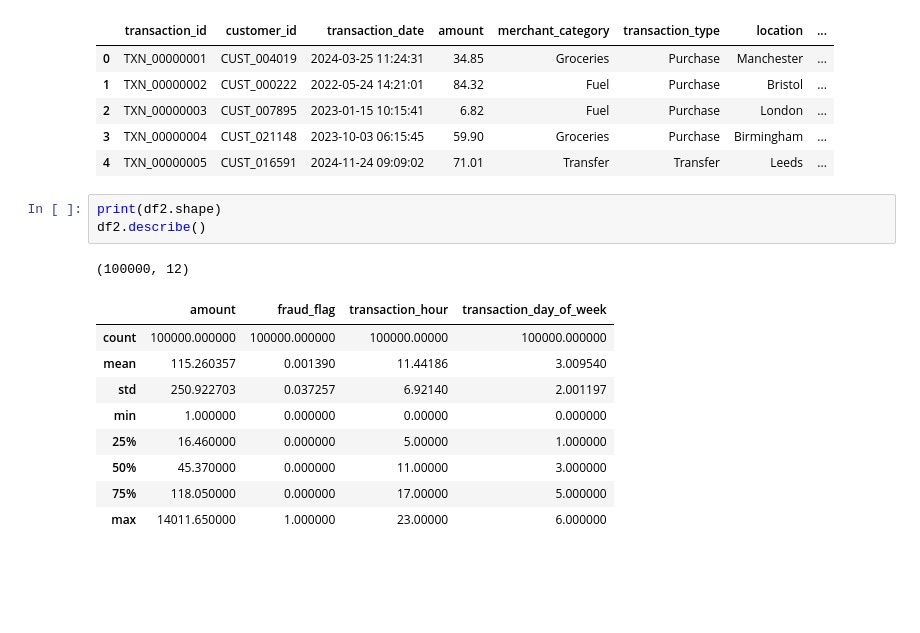
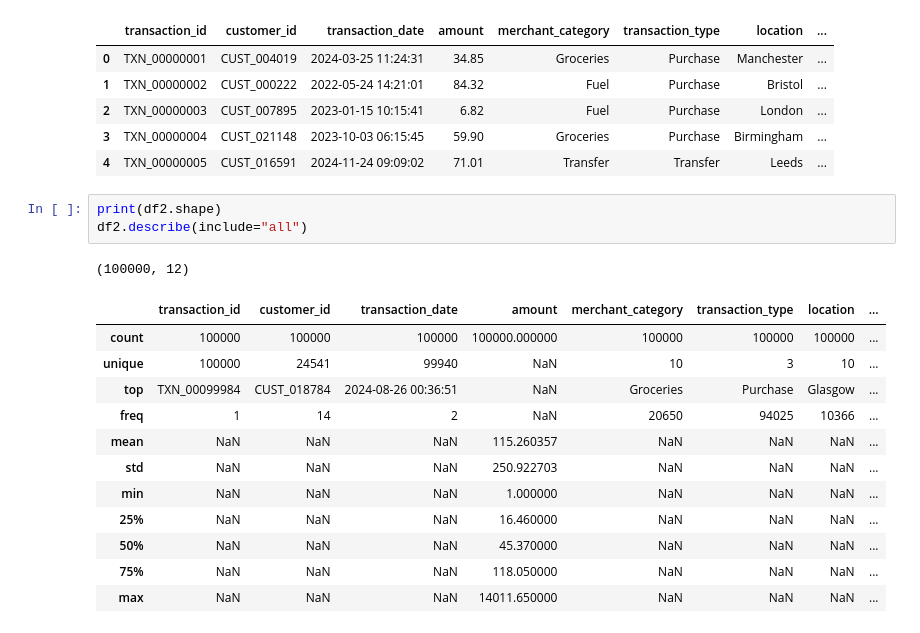
Before and after one commit to KennyOgun/FinRisk-ai-internship, a Jupyter notebook: notebooks/02_data_preprocessing_and_feature_engineering.ipynb, the cells around one changed output. Drawn from its saved outputs; the diff is of its cells as text; blank space fills up the shorter version.

```diff
--- a/notebooks/02_data_preprocessing_and_feature_engineering.ipynb
+++ b/notebooks/02_data_preprocessing_and_feature_engineering.ipynb
@@ -355,15 +361,18 @@ df2.head()
 | 4 | TXN_00000005 | CUST_016591 | 2024-11-24 09:09:02 | 71.01 | Transfer | Transfer | Leeds | ... |
 # %%
 print(df2.shape)
-df2.describe()
+df2.describe(include="all")
 # %% [output]
 (100000, 12)
-|  | amount | fraud_flag | transaction_hour | transaction_day_of_week |
-| count | 100000.000000 | 100000.000000 | 100000.00000 | 100000.000000 |
-| mean | 115.260357 | 0.001390 | 11.44186 | 3.009540 |
-| std | 250.922703 | 0.037257 | 6.92140 | 2.001197 |
-| min | 1.000000 | 0.000000 | 0.00000 | 0.000000 |
-| 25% | 16.460000 | 0.000000 | 5.00000 | 1.000000 |
-| 50% | 45.370000 | 0.000000 | 11.00000 | 3.000000 |
-| 75% | 118.050000 | 0.000000 | 17.00000 | 5.000000 |
-| max | 14011.650000 | 1.000000 | 23.00000 | 6.000000 |
+|  | transaction_id | customer_id | transaction_date | amount | merchant_category | transaction_type | location | ... |
+| count | 100000 | 100000 | 100000 | 100000.000000 | 100000 | 100000 | 100000 | ... |
+| unique | 100000 | 24541 | 99940 | NaN | 10 | 3 | 10 | ... |
+| top | TXN_00099984 | CUST_018784 | 2024-08-26 00:36:51 | NaN | Groceries | Purchase | Glasgow | ... |
+| freq | 1 | 14 | 2 | NaN | 20650 | 94025 | 10366 | ... |
+| mean | NaN | NaN | NaN | 115.260357 | NaN | NaN | NaN | ... |
+| std | NaN | NaN | NaN | 250.922703 | NaN | NaN | NaN | ... |
+| min | NaN | NaN | NaN | 1.000000 | NaN | NaN | NaN | ... |
+| 25% | NaN | NaN | NaN | 16.460000 | NaN | NaN | NaN | ... |
+| 50% | NaN | NaN | NaN | 45.370000 | NaN | NaN | NaN | ... |
+| 75% | NaN | NaN | NaN | 118.050000 | NaN | NaN | NaN | ... |
+| max | NaN | NaN | NaN | 14011.650000 | NaN | NaN | NaN | ... |
```
Also changed, not shown: parts of 4 cells of this notebook, 4 other files.
